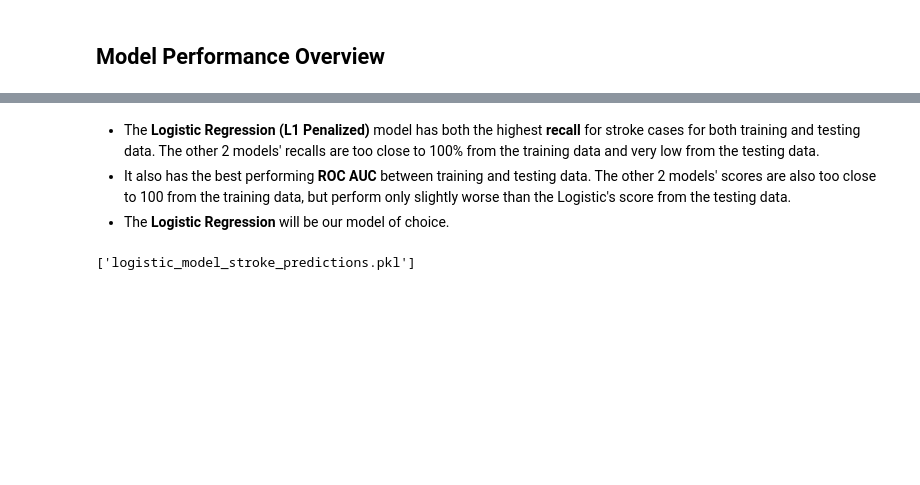
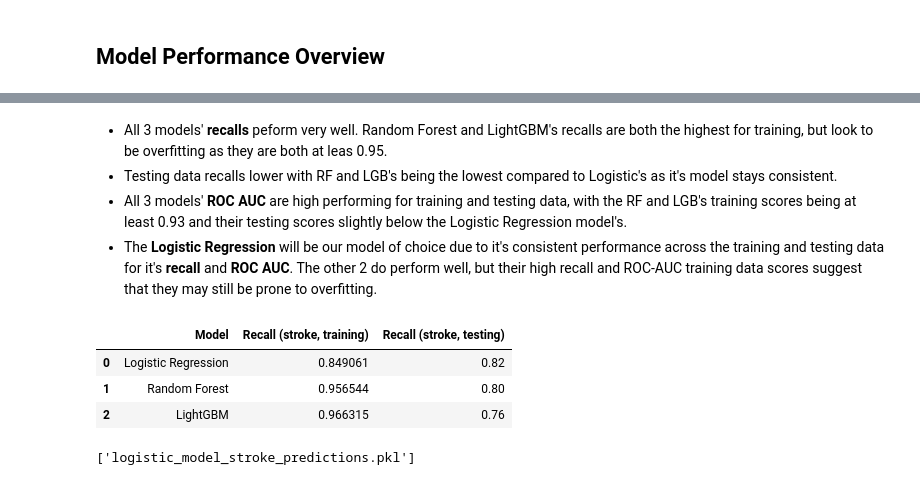
Before and after one commit to DJSydon/Springboard-Capstone-Project-3, a Jupyter notebook: Capstone_Project_3_Preprocessing_&_Modeling.ipynb, the cells around one changed output, grey strips where cells are left out. Cells and saved outputs as stored; diff of their text form; code cells hidden in the pictures; blank space fills up the shorter version.

```diff
--- a/Capstone_Project_3_Preprocessing_&_Modeling.ipynb
+++ b/Capstone_Project_3_Preprocessing_&_Modeling.ipynb
@@ -542,4 +584,5 @@ plt.show()
 # %% [markdown]
-- The **Logistic Regression (L1 Penalized)** model has both the highest **recall** for stroke cases for both training and testing data. The other 2 models' recalls are too close to 100% from the training data and very low from the testing data.
-- It also has the best performing **ROC AUC** between training and testing data. The other 2 models' scores are also too close to 100 from the training data, but perform only slightly worse than the Logistic's score from the testing data.
-- The **Logistic Regression** will be our model of choice.
+- All 3 models' **recalls** peform very well. Random Forest and LightGBM's recalls are both the highest for training, but look to be overfitting as they are both at leas 0.95.
+- Testing data recalls lower with RF and LGB's being the lowest compared to Logistic's as it's model stays consistent.
+- All 3 models' **ROC AUC** are high performing for training and testing data, with the RF and LGB's training scores being at least 0.93 and their testing scores slightly below the Logistic Regression model's.
+- The **Logistic Regression** will be our model of choice due to it's consistent performance across the training and testing data for it's **recall** and **ROC AUC**. The other 2 do perform well, but their high recall and ROC-AUC training data scores suggest that they may still be prone to overfitting.
@@ -546,3 +599,11 @@ plt.show()
+# %%
+model_metrics = pd.read_csv('models_metrics.csv')
+model_metrics
+# %% [output]
+|  | Model | Recall (stroke, training) | Recall (stroke, testing) |
+| 0 | Logistic Regression | 0.849061 | 0.82 |
+| 1 | Random Forest | 0.956544 | 0.80 |
+| 2 | LightGBM | 0.966315 | 0.76 |
 # %%
 # Saving model
 import joblib
```
Also changed, not shown: parts of 14 cells of this notebook, 1 other file.
